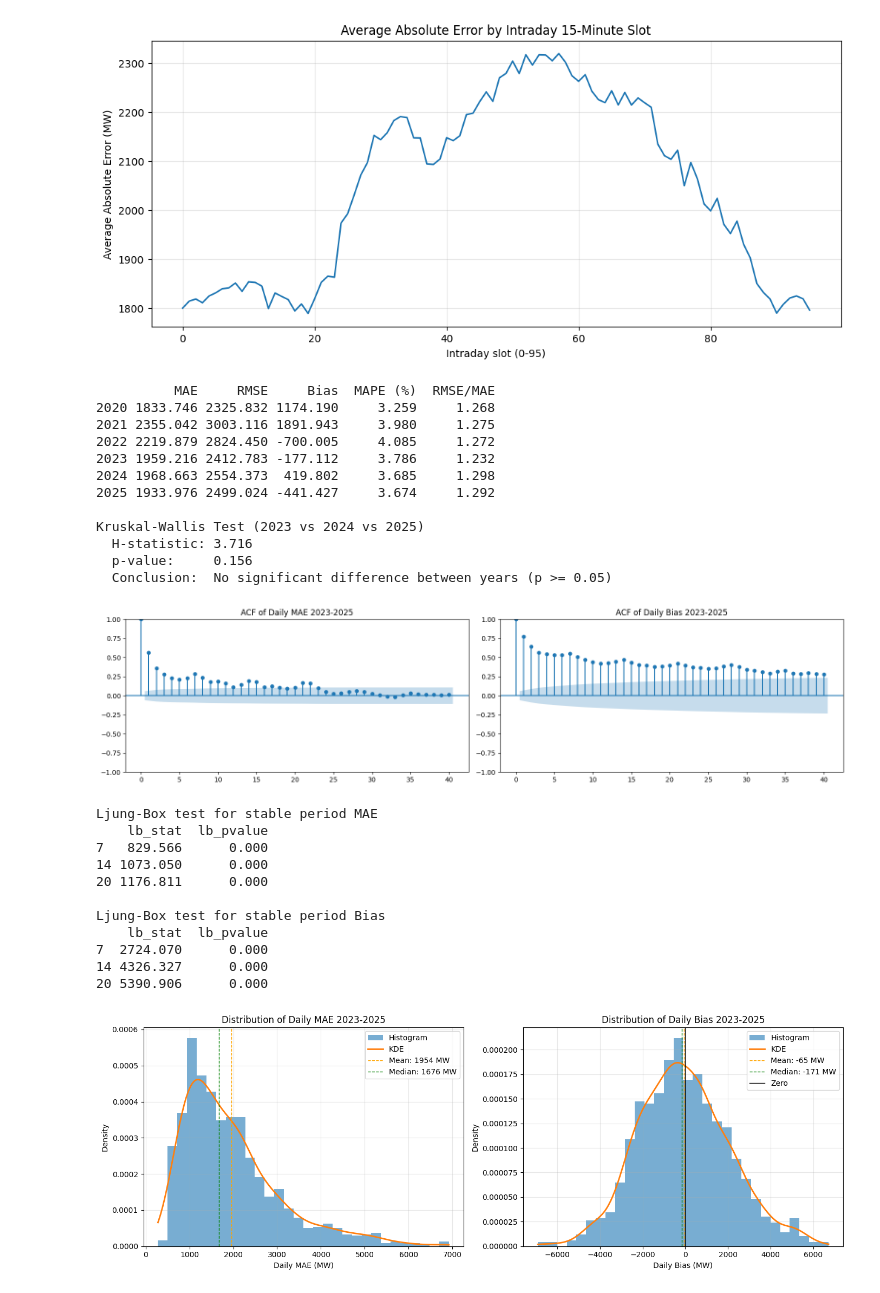
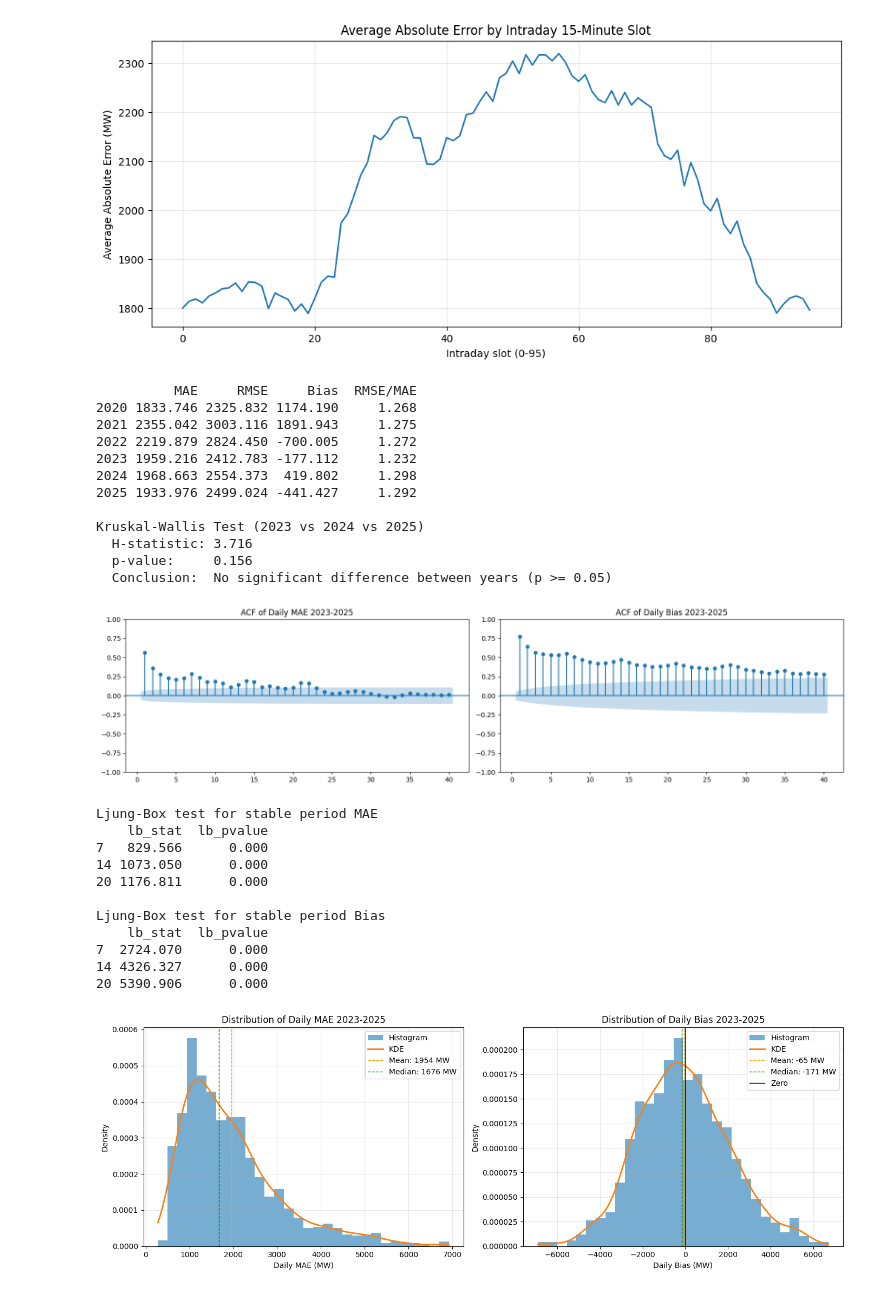
Before and after one commit to bluecake16/MASTER-ESSAY-XIN-DIANA, a Jupyter notebook: Class2_short term.ipynb, the cells around one changed output. Drawn from its saved outputs; the diff is of its cells as text; code cells hidden in the pictures.

```diff
--- a/Class2_short term.ipynb
+++ b/Class2_short term.ipynb
@@ -398,7 +395,6 @@ yearly_stats = df.groupby(df.index.year).apply(
         'MAE': x['error'].abs().mean(),
         'RMSE': np.sqrt((x['error']**2).mean()),
         'Bias': x['error'].mean(),
-        'MAPE (%)': (x['error'].abs() / x['Load']).mean() * 100
     })
 )
 
@@ -425,13 +421,13 @@ print(f"  H-statistic: {stat:.3f}")
 print(f"  p-value:     {p:.3f}")
 print(f"  Conclusion:  {'Significant difference between years (p < 0.05)' if p < 0.05 else 'No significant difference between years (p >= 0.05)'}")
 # %% [output]
-          MAE     RMSE     Bias  MAPE (%)  RMSE/MAE
-2020 1833.746 2325.832 1174.190     3.259     1.268
-2021 2355.042 3003.116 1891.943     3.980     1.275
-2022 2219.879 2824.450 -700.005     4.085     1.272
-2023 1959.216 2412.783 -177.112     3.786     1.232
-2024 1968.663 2554.373  419.802     3.685     1.298
-2025 1933.976 2499.024 -441.427     3.674     1.292
+          MAE     RMSE     Bias  RMSE/MAE
+2020 1833.746 2325.832 1174.190     1.268
+2021 2355.042 3003.116 1891.943     1.275
+2022 2219.879 2824.450 -700.005     1.272
+2023 1959.216 2412.783 -177.112     1.232
+2024 1968.663 2554.373  419.802     1.298
+2025 1933.976 2499.024 -441.427     1.292
 
 Kruskal-Wallis Test (2023 vs 2024 vs 2025)
   H-statistic: 3.716
@@ -440,35 +436,35 @@ Kruskal-Wallis Test (2023 vs 2024 vs 2025)
 # %%
 
 # =========================
 #  stable period 2023-2025 examination
 # =========================
 
 stable_peroid_mae  = daily_mae['2023':'2025'].dropna()
 stable_peroid_bias = daily_bias['2023':'2025'].dropna()
 
 # 5 ACF / serial dependence
 
 fig, axes = plt.subplots(1, 2, figsize=(16, 4))
 
-plot_acf(stable_peroid_mae, lags=40, ax=axes[0])
+plot_acf(stable_peroid_mae, lags=40, ax=axes[0],zero=False)
 axes[0].set_title("ACF of Daily MAE 2023-2025")
 
-plot_acf(stable_peroid_bias, lags=40, ax=axes[1])
+plot_acf(stable_peroid_bias, lags=40, ax=axes[1],zero=False)
 axes[1].set_title("ACF of Daily Bias 2023-2025")
 
 plt.tight_layout()
 plt.show()
 
 # Ljung-Box
 lb_mae = acorr_ljungbox(stable_peroid_mae, lags=[7, 14, 20], return_df=True)
 lb_bias = acorr_ljungbox(stable_peroid_bias, lags=[7, 14, 20], return_df=True)
 
 print("Ljung-Box test for stable period MAE")
 print(lb_mae)
 print("\nLjung-Box test for stable period Bias")
 print(lb_bias)
 # %% [output]
-[figure, old version]
+[figure, new version]
 Ljung-Box test for stable period MAE
     lb_stat  lb_pvalue
 7   829.566      0.000
```
Also changed, not shown: parts of 8 cells of this notebook.
